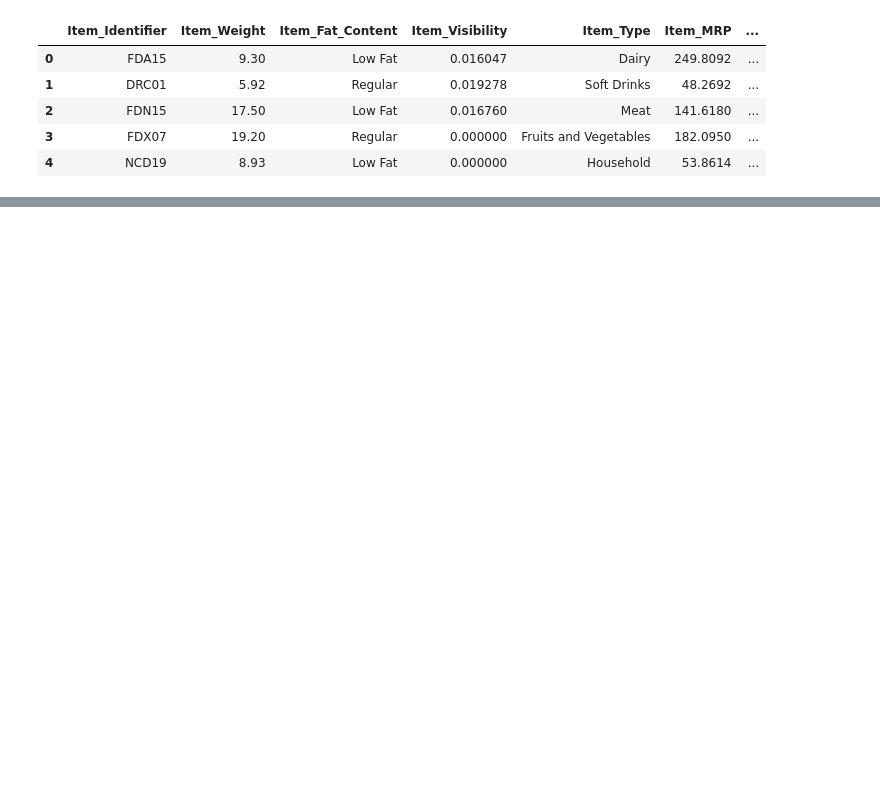
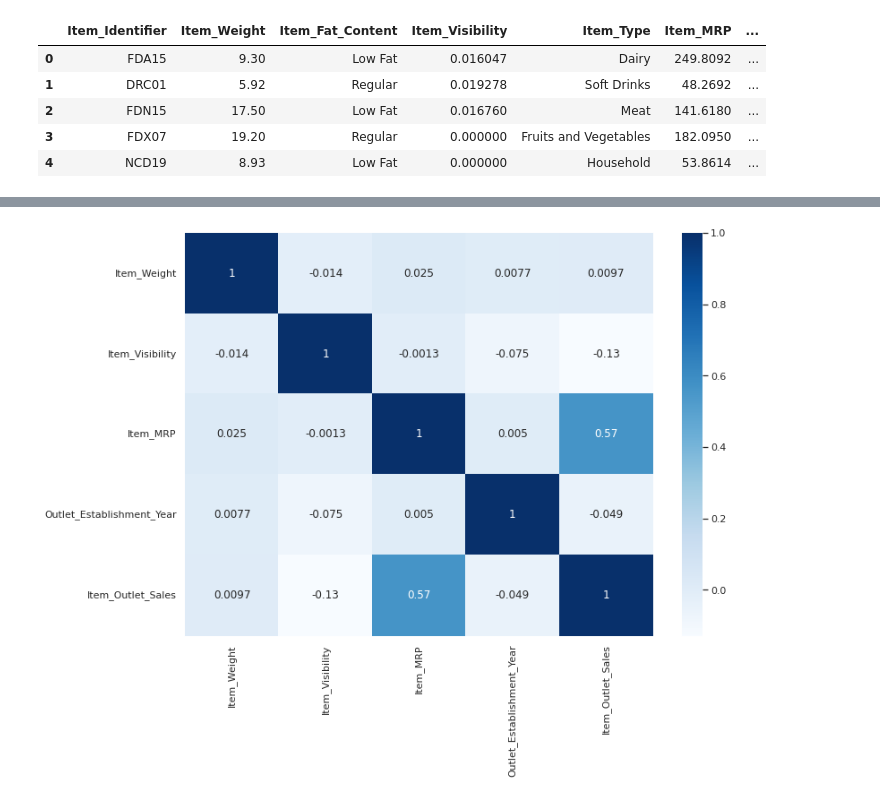
Before and after one commit to RemnantArgon001/food-sales-predictions, a Jupyter notebook: food_sales_predictions.ipynb, the cells around one changed output, grey strips where cells are left out. Cells and saved outputs as stored; diff of their text form; code cells hidden in the pictures; blank space fills up the shorter version.

```diff
--- a/food_sales_predictions.ipynb
+++ b/food_sales_predictions.ipynb
@@ -15,0 +280,4 @@ df.head()
+# %%
+sns.heatmap(corr, cmap = 'Blues', annot = True);
+# %% [output]
+[figure, added]
```
Also changed, not shown: parts of 32 cells of this notebook.
